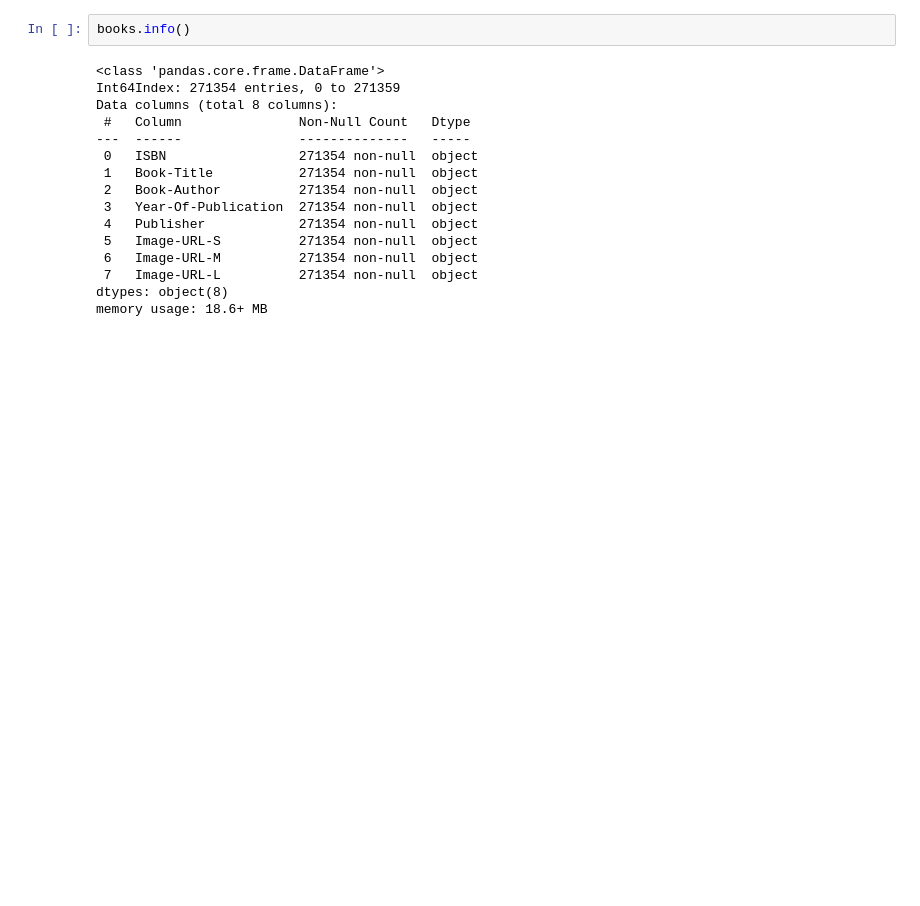
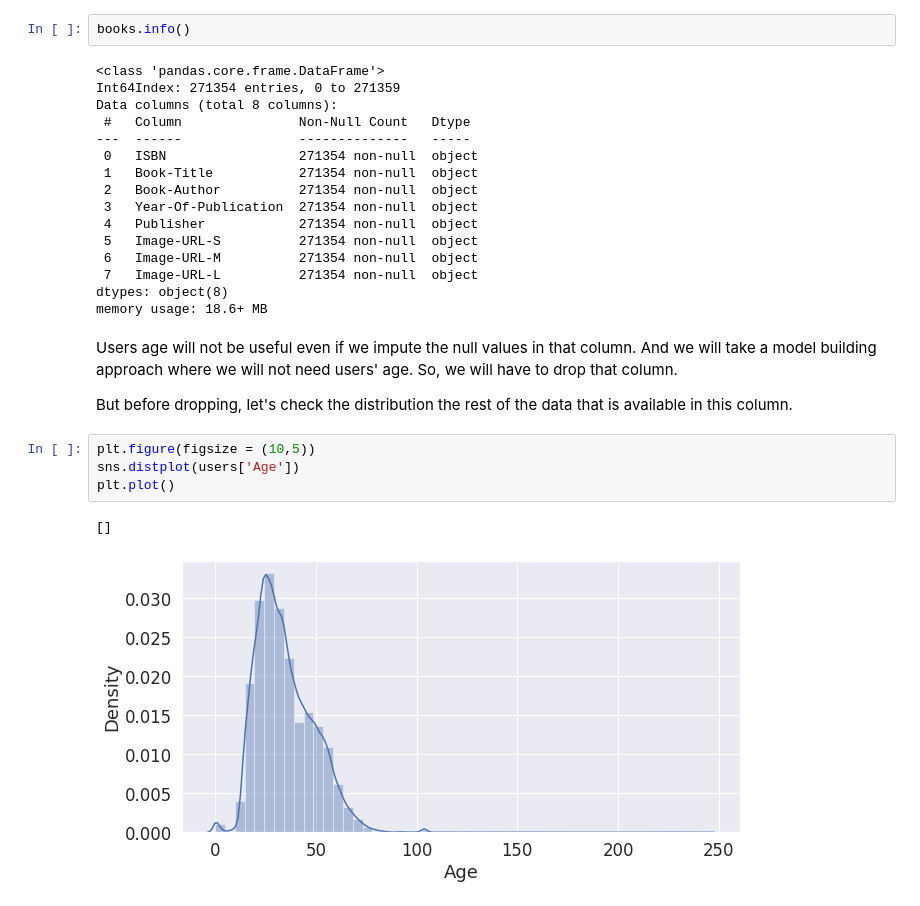
Before and after one commit to RanojoyBiswas/Book-Recommendation-System---Ranajay-Biswas, a Jupyter notebook: Book_Recommendation_System_Ranajay_Biswas.ipynb, the cells around one changed output. Drawn from its saved outputs; the diff is of its cells as text; blank space fills up the shorter version.

```diff
--- a/Book_Recommendation_System_Ranajay_Biswas.ipynb
+++ b/Book_Recommendation_System_Ranajay_Biswas.ipynb
@@ -260,3 +260,14 @@ Data columns (total 8 columns):
  7   Image-URL-L          271354 non-null  object
 dtypes: object(8)
 memory usage: 18.6+ MB
+# %% [markdown]
+Users age will not be useful even if we impute the null values in that column. And we will take a model building approach where we will not need users' age. So, we will have to drop that column.
+
+But before dropping, let's check the distribution the rest of the data that is available in this column.
+# %%
+plt.figure(figsize = (10,5))
+sns.distplot(users['Age'])
+plt.plot()
+# %% [output]
+[]
+[figure, added]
```
Also changed, not shown: parts of 14 cells of this notebook.
